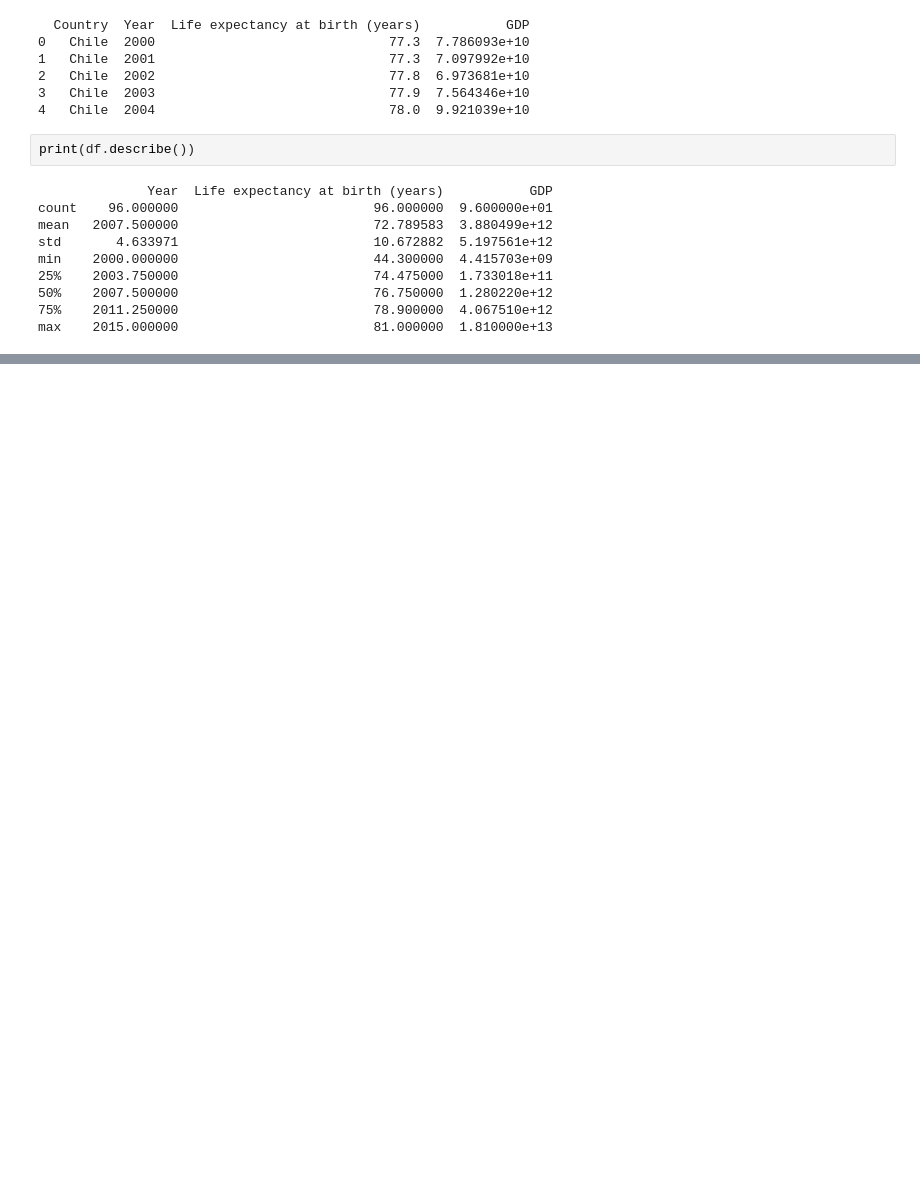
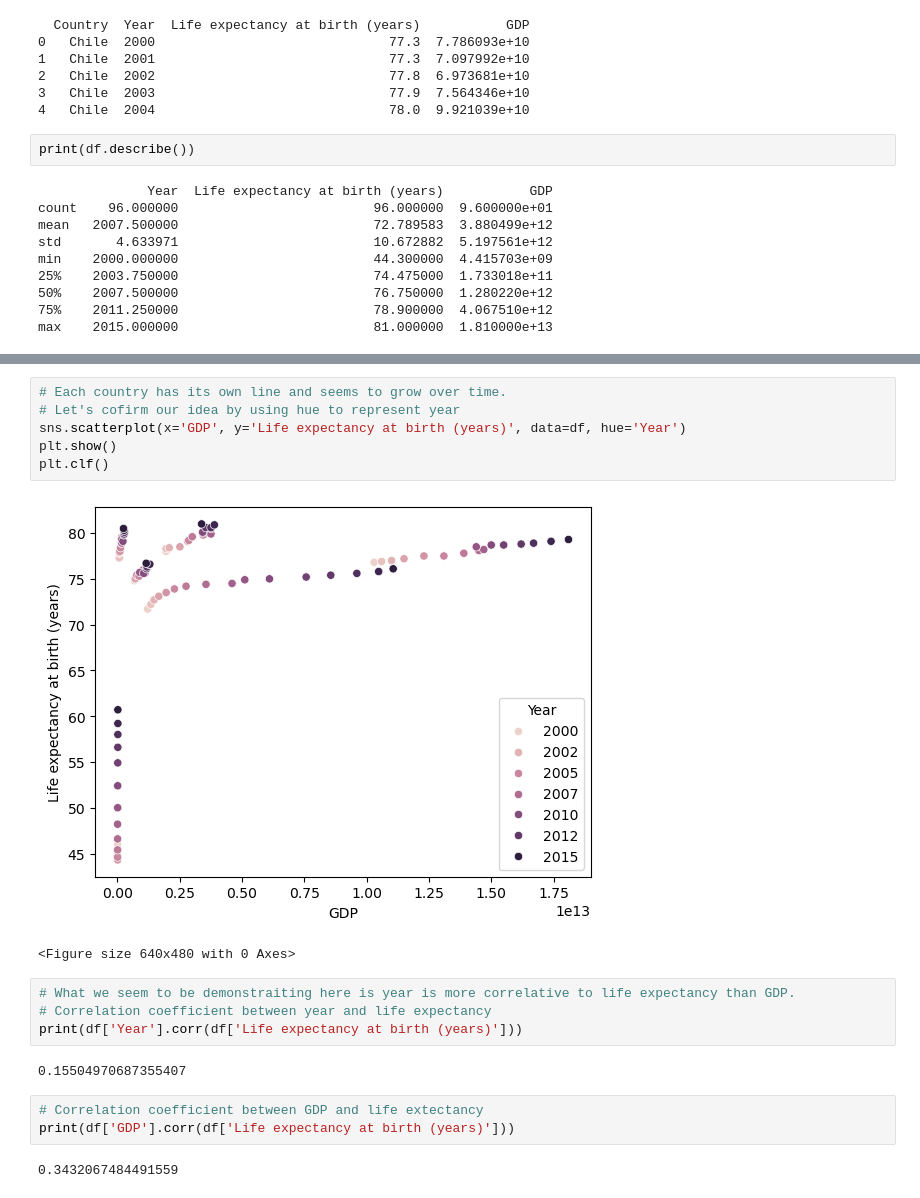
Before and after one commit to whatwoulddavegrohldo/Life-Expectancy-GDP, a Jupyter notebook: life_expectancy_gdp.ipynb, the cells around one changed output, grey strips where cells are left out. Cells and saved outputs as stored; diff of their text form; blank space fills up the shorter version.

```diff
--- a/life_expectancy_gdp.ipynb
+++ b/life_expectancy_gdp.ipynb
@@ -28,0 +46,20 @@ max    2015.000000                         81.000000  1.810000e+13
+# %%
+# Each country has its own line and seems to grow over time.
+# Let's cofirm our idea by using hue to represent year
+sns.scatterplot(x='GDP', y='Life expectancy at birth (years)', data=df, hue='Year')
+plt.show()
+plt.clf()
+# %% [output]
+[figure, added]
+<Figure size 640x480 with 0 Axes>
+# %%
+# What we seem to be demonstraiting here is year is more correlative to life expectancy than GDP.
+# Correlation coefficient between year and life expectancy
+print(df['Year'].corr(df['Life expectancy at birth (years)']))
+# %% [output]
+0.15504970687355407
+# %%
+# Correlation coefficient between GDP and life extectancy
+print(df['GDP'].corr(df['Life expectancy at birth (years)']))
+# %% [output]
+0.3432067484491559
```
Also changed, not shown: parts of 10 cells of this notebook.
